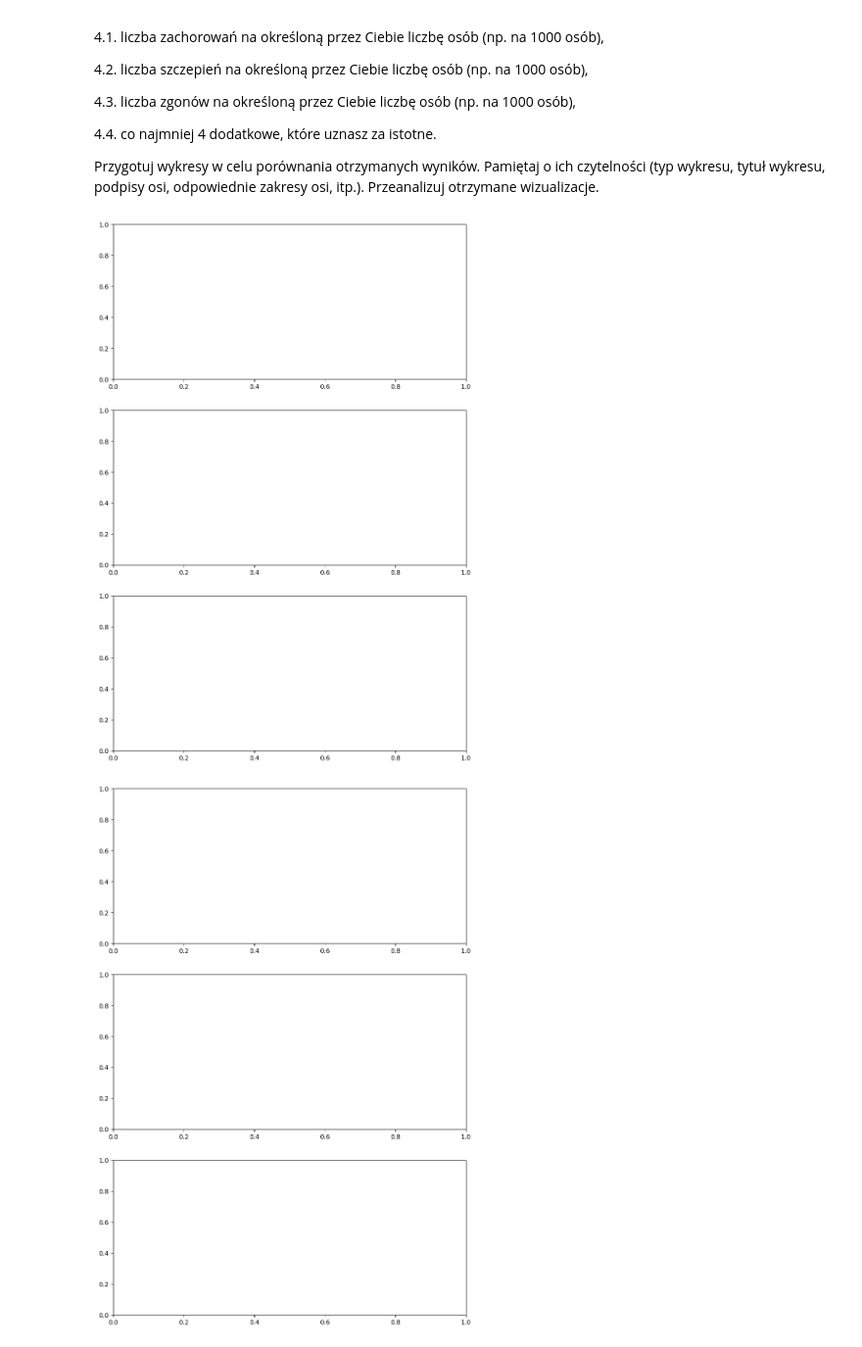
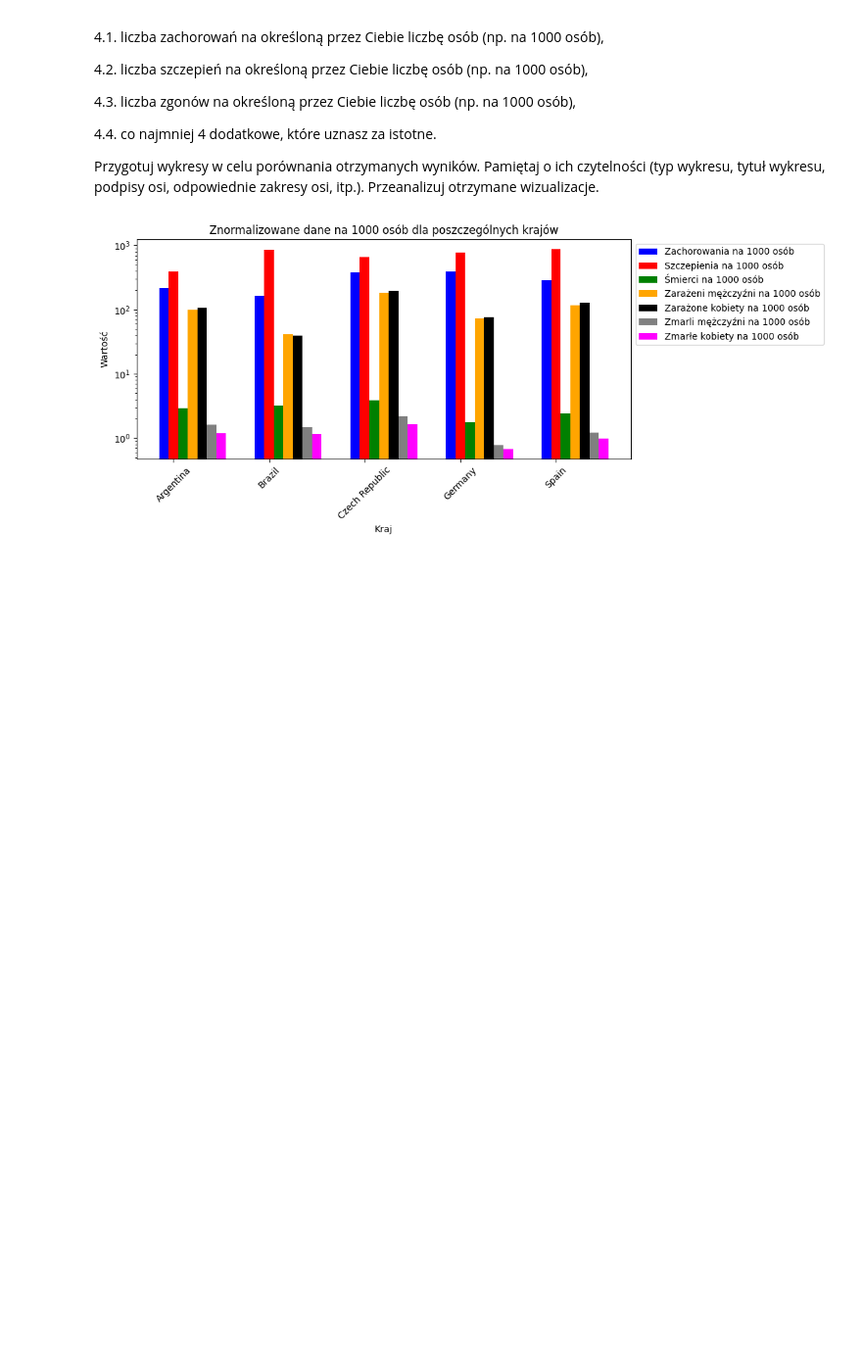
Before and after one commit to Toskyuu/BigData, a Jupyter notebook: zad2.ipynb, the cells around one changed output. Shown at 98% size. Cells and saved outputs as stored; diff of their text form; code cells hidden in the pictures; blank space fills up the shorter version.

```diff
--- a/zad2.ipynb
+++ b/zad2.ipynb
@@ -349,43 +349,57 @@ Wykonaj normalizację dla następujących przypadków:
 
 Przygotuj wykresy w celu porównania otrzymanych wyników. Pamiętaj o ich czytelności (typ wykresu, tytuł wykresu, podpisy osi, odpowiednie zakresy osi, itp.). Przeanalizuj otrzymane wizualizacje.
 # %%
+import numpy as np
+import matplotlib.pyplot as plt
+
 persons = 1000
-countries = ['Poland', 'Czech Republic', 'Germany', 'France', 'United Kingdom', 'Japan', 'Canada', 'Italy', 'Belgium', 'Denmark']
+countries = ['Czech Republic', 'Germany', 'Spain', 'Brazil', 'Argentina']
 
-df_filtered = merged_covid_df[(merged_covid_df['country_name'].isin(countries))]
+df_filtered = merged_covid_df[merged_covid_df['country_name'].isin(countries)]
+
+sum_values = df_filtered.groupby('country_name').agg({
+    'new_confirmed': 'sum',
+    'new_deceased': 'sum',
+    'new_persons_vaccinated': 'sum',
+    'new_confirmed_male': 'sum',
+    'new_confirmed_female': 'sum',
+    'new_deceased_male': 'sum',
+    'new_deceased_female': 'sum'
+})
+sum_values.reset_index(inplace=True)
+
+sum_values['population'] = sum_values['country_name'].map(merged_country_df.set_index('country_name')['population'])
+
+sum_values['confirmed_per_1000'] = (sum_values['new_confirmed'] / sum_values['population']) * persons
+sum_values['persons_vaccinated_per_1000'] = (sum_values['new_persons_vaccinated'] / sum_values['population']) * persons
+sum_values['deceased_per_1000'] = (sum_values['new_deceased'] / sum_values['population']) * persons
+sum_values['new_confirmed_male'] = (sum_values['new_confirmed_male'] / sum_values['population']) * persons
+sum_values['new_confirmed_female'] = (sum_values['new_confirmed_female'] / sum_values['population']) * persons
+sum_values['new_deceased_male'] = (sum_values['new_deceased_male'] / sum_values['population']) * persons
+sum_values['new_deceased_female'] = (sum_values['new_deceased_female'] / sum_values['population']) * persons
 
 
-sum_values = df_filtered.groupby(['country_name']).agg({'new_confirmed': 'sum', 'new_deceased': 'sum', 'new_persons_vaccinated': 'sum', 'new_confirmed_male': 'sum',  'new_confirmed_female' : 'sum',   'new_deceased_male' : 'sum', 'new_deceased_female' : 'sum'})
-sum_values.reset_index(inplace=True)
+index = np.arange(len(sum_values['country_name']))
+bar_width = 0.1
+fig, ax = plt.subplots(figsize=(12, 5))
 
-sum_values['confirmed_per_1000'] = (sum_values['new_confirmed'] / merged_country_df['population']) * persons
-sum_values['persons_vaccinated_per_1000'] = (sum_values['new_persons_vaccinated'] / merged_country_df['population']) * persons
-sum_values['deceased_per_1000'] = (sum_values['new_deceased'] / merged_country_df['population']) * persons
-sum_values['persons_fully_vaccinated_per_1000'] = (sum_values['new_confirmed_male'] / merged_country_df['population']) * persons
-sum_values['persons_fully_vaccinated_pfitzer_per_1000'] = (sum_values['new_confirmed_female'] / merged_country_df['population']) * persons
-sum_values['persons_fully_vaccinated_moderna_per_1000'] = (sum_values['new_deceased_male'] / merged_country_df['population']) * persons
-sum_values['persons_fully_vaccinated_janssen_per_1000'] = (sum_values['new_deceased_female'] / merged_country_df['population']) * persons
-normalized = sum_values[(sum_values['country_name'].isin(countries))]
-
-index = np.arange(len(normalized['country_name']))
-bar_width = 0.2
-fig, ax = plt.subplots(figsize=(10, 15))
-
-ax.bar(index - bar_width, normalized['confirmed_per_1000'], bar_width, color='blue', label='Zachorowania na 1000 osób')
-ax.bar(index, normalized['persons_vaccinated_per_1000'] , bar_width, color='red', label='Szczepienia na 1000 osób')
-ax.bar(index + bar_width, normalized['deceased_per_1000'] , bar_width, color='green', label='Śmierci na 1000 osób')
-ax.bar(index + 2 * bar_width, normalized['persons_fully_vaccinated_per_1000'], bar_width, color='orange', label='Pełne szczepienia na 1000 osób')
+ax.bar(index - bar_width, sum_values['confirmed_per_1000'], bar_width, color='blue', label='Zachorowania na 1000 osób')
+ax.bar(index, sum_values['persons_vaccinated_per_1000'], bar_width, color='red', label='Szczepienia na 1000 osób')
+ax.bar(index + bar_width, sum_values['deceased_per_1000'], bar_width, color='green', label='Śmierci na 1000 osób')
+ax.bar(index + 2 * bar_width, sum_values['new_confirmed_male'], bar_width, color='orange', label='Zarażeni mężczyźni na 1000 osób')
+ax.bar(index + 3 * bar_width, sum_values['new_confirmed_female'], bar_width, color='black', label='Zarażone kobiety na 1000 osób')
+ax.bar(index + 4 * bar_width, sum_values['new_deceased_male'], bar_width, color='grey', label='Zmarli mężczyźni na 1000 osób')
+ax.bar(index + 5 * bar_width, sum_values['new_deceased_female'], bar_width, color='magenta', label='Zmarłe kobiety na 1000 osób')
 
 ax.set_xlabel('Kraj')
 ax.set_ylabel('Wartość')
+ax.set_yscale('log')
 ax.set_xticks(index)
-ax.set_xticklabels(normalized['country_name'], rotation=45)
-ax.legend()
-
+ax.set_xticklabels(sum_values['country_name'], rotation=45)
+ax.legend(loc='upper right', bbox_to_anchor=(1.4, 1))
 ax.set_title('Znormalizowane dane na 1000 osób dla poszczególnych krajów')
 
 plt.tight_layout()
 plt.show()
 # %% [output]
-[figure, old version]
+[figure, new version]
-[figure, removed]
```
Also changed, not shown: parts of 1 cell of this notebook.
